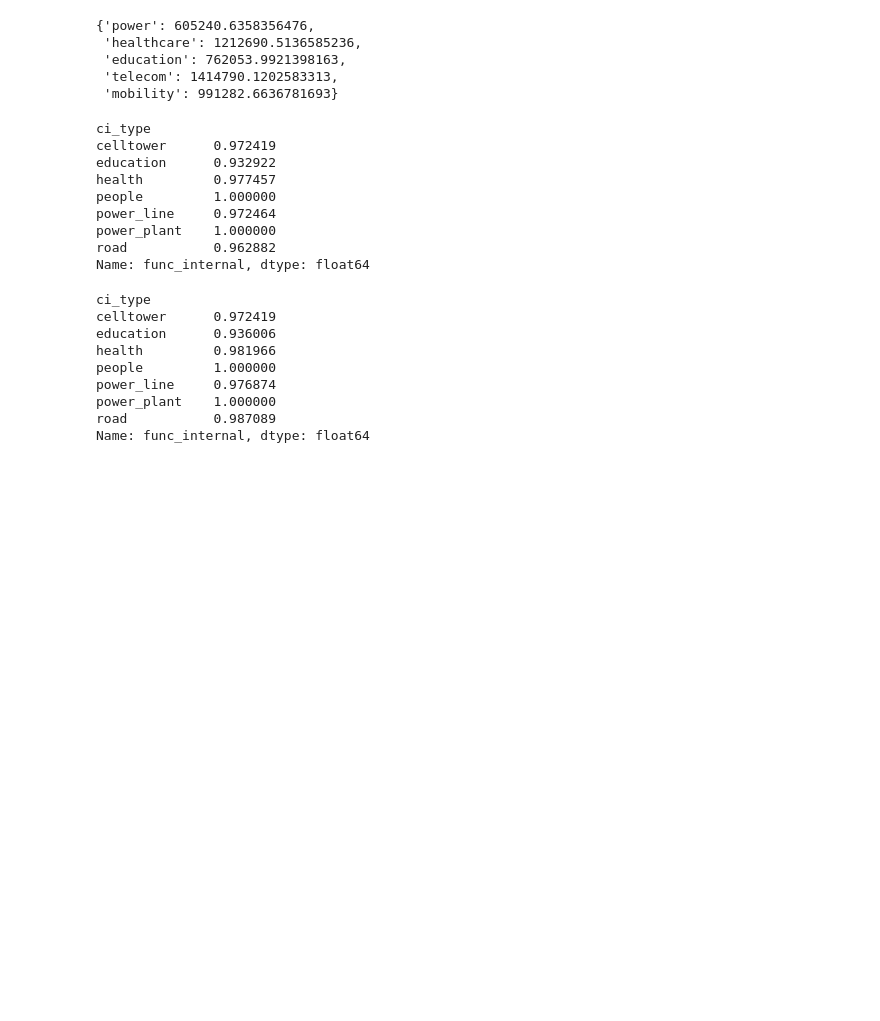
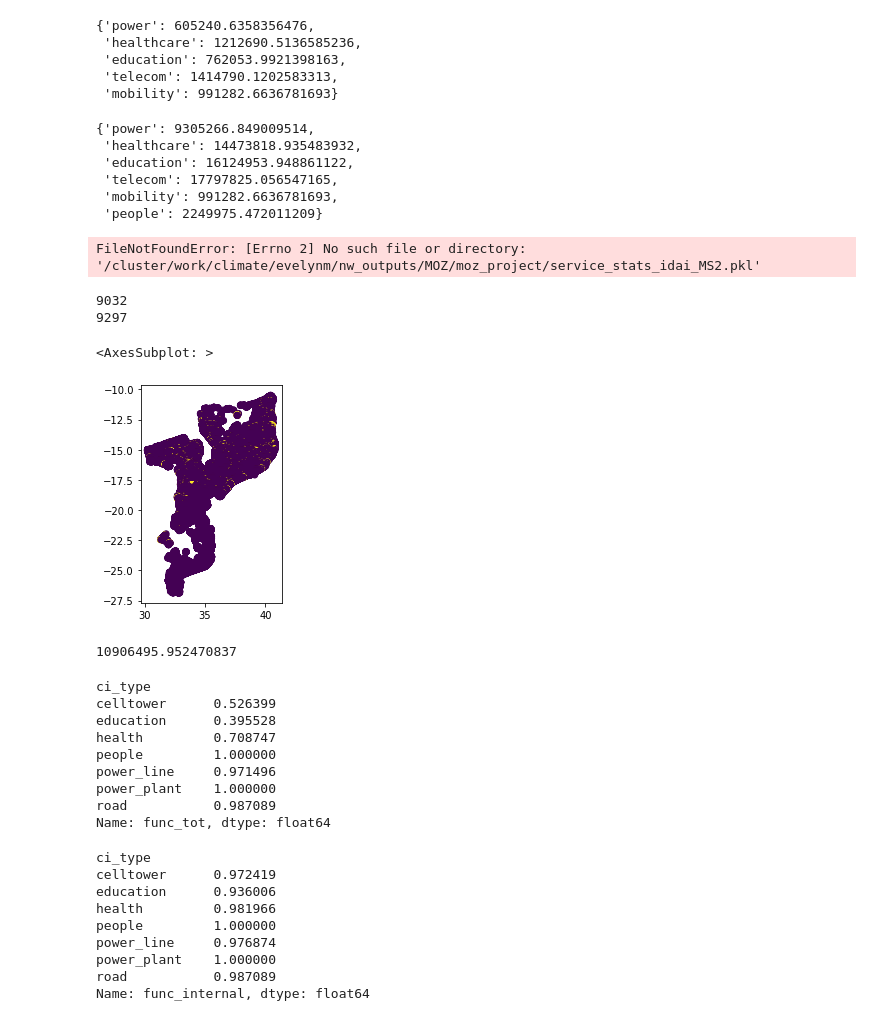
Before and after one commit to Evelyn-M/mozambique_healthcare, a Jupyter notebook: impacts_cascades_hazard_scenarios.ipynb, the cells around one changed output. Drawn from its saved outputs; the diff is of its cells as text; code cells hidden in the pictures; blank space fills up the shorter version.

```diff
--- a/impacts_cascades_hazard_scenarios.ipynb
+++ b/impacts_cascades_hazard_scenarios.ipynb
@@ -716,6 +774,40 @@ tcfl_stats_dict
  'education': 762053.9921398163,
  'telecom': 1414790.1202583313,
  'mobility': 991282.6636781693}
+# %%
+with open(path_save+f'service_stats_idai_1.pkl', 'rb') as ms1_stats_dict:
+     ms1_stats_dict = pickle.load(ms1_stats_dict)
+ms1_stats_dict
+# %% [output]
+{'power': 9305266.849009514,
+ 'healthcare': 14473818.935483932,
+ 'education': 16124953.948861122,
+ 'telecom': 17797825.056547165,
+ 'mobility': 991282.6636781693,
+ 'people': 2249975.472011209}
+# %%
+with open(path_save+f'service_stats_idai_MS2.pkl', 'rb') as ms2_stats_dict:
+     ms2_stats_dict = pickle.load(ms2_stats_dict)
+ms2_stats_dict
+# %% [output]
+FileNotFoundError: [Errno 2] No such file or directory: '/cluster/work/climate/evelynm/nw_outputs/MOZ/moz_project/service_stats_idai_MS2.pkl'
+# %%
+df_res_tc = gpd.read_feather(path_save+f'cascade_results_2019063S18038')
+# %%
+print(df_res_tc[df_res_tc.ci_type=='power_line'].func_tot.sum())
+print(len(df_res_tc[df_res_tc.ci_type=='power_line']))
+# %% [output]
+9032
+9297
+# %%
+df_res_tc[(df_res_tc['ci_type']=='people')].plot('actual_supply_power_line_people')
+# %% [output]
+<AxesSubplot: >
+[figure, added]
+# %%
+df_res_tc[(df_res_tc['ci_type']=='people')].counts.sum()*0.37
+# %% [output]
+10906495.952470837
 # %%
 if haz_type=='TCFL':
     # combine direct flood & wind impacts from previous runs
@@ -723,17 +815,17 @@ if haz_type=='TCFL':
     df_res_fl = gpd.read_feather(path_save+f'cascade_results_Flood_Idai')
     df_res = combine_result_dfs(df_res_tc, df_res_fl)
 # %%
-df_res.groupby('ci_type').func_internal.mean()
+df_res_tc.groupby('ci_type').func_tot.mean()
 # %% [output]
 ci_type
-celltower      0.972419
-education      0.932922
-health         0.977457
+celltower      0.526399
+education      0.395528
+health         0.708747
 people         1.000000
-power_line     0.972464
+power_line     0.971496
 power_plant    1.000000
-road           0.962882
-Name: func_internal, dtype: float64
+road           0.987089
+Name: func_tot, dtype: float64
 # %%
 df_res_tc.groupby('ci_type').func_internal.mean()
 # %% [output]
```
Also changed, not shown: parts of 13 cells of this notebook, 1 other file.
